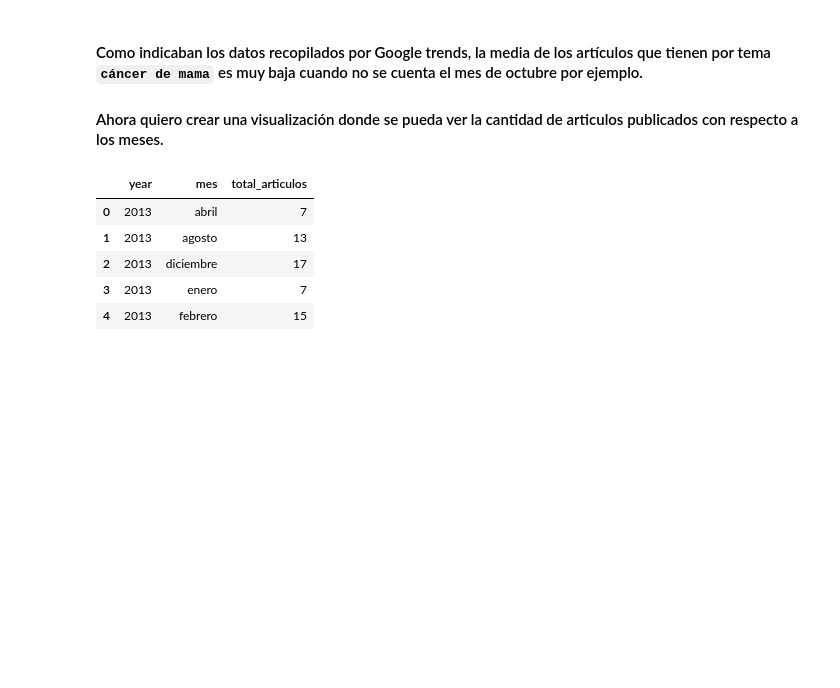
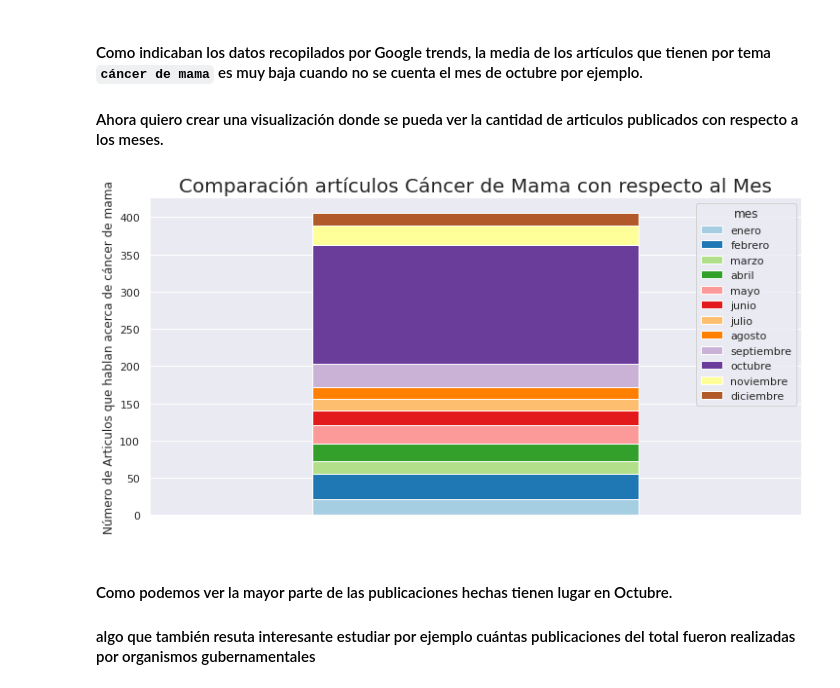
Before and after one commit to Zoe-Garcia/Equipo_2_P2_Analisis, a Jupyter notebook: Pregunta_3_y_4.ipynb, the cells around one changed output. Cells and saved outputs as stored; diff of their text form; code cells hidden in the pictures; blank space fills up the shorter version.

````diff
--- a/Pregunta_3_y_4.ipynb
+++ b/Pregunta_3_y_4.ipynb
@@ -474,12 +472,23 @@ Rango: 40.6
 #### Como indicaban los datos recopilados por Google trends, la media de los artículos que tienen por tema ```cáncer de mama``` es muy baja cuando no se cuenta el mes de octubre por ejemplo.
 
 #### Ahora quiero crear una visualización donde se pueda ver la cantidad de articulos publicados con respecto a los meses.
-# %%
-web_scrap_count.groupby
-# %% [output]
-|  | year | mes | total_articulos |
-| 0 | 2013 | abril | 7 |
-| 1 | 2013 | agosto | 13 |
-| 2 | 2013 | diciembre | 17 |
-| 3 | 2013 | enero | 7 |
-| 4 | 2013 | febrero | 15 |
+# %%
+from matplotlib.colors import ListedColormap
+
+meses = ['Enero', 'Febrero', 'Marzo', 'Abril', 'Mayo', 'Junio', 'Julio', 'Agosto', 'Septiembre', 'Octubre', 'Noviembre', 'Diciembre']
+meses = [x.lower() for x in meses]
+
+pd.DataFrame(web_scrap_count.groupby(['mes'])['total_articulos'].max()).loc[meses].T.plot.bar(stacked=True,
+              figsize=(12,6), colormap=ListedColormap(sns.color_palette("Paired", 12)))
+
+plt.ylabel('Número de Articulos que hablan acerca de cáncer de mama')
+plt.xticks([])
+plt.title('Comparación artículos Cáncer de Mama con respecto al Mes', fontsize = 20)
+
+plt.show()
+# %% [output]
+[figure, added]
+# %% [markdown]
+#### Como podemos ver la mayor parte de las publicaciones hechas tienen lugar en Octubre.
+
+#### algo que también resuta interesante estudiar por ejemplo cuántas publicaciones del total fueron realizadas por organismos gubernamentales
````
Also changed, not shown: parts of 5 cells of this notebook.
